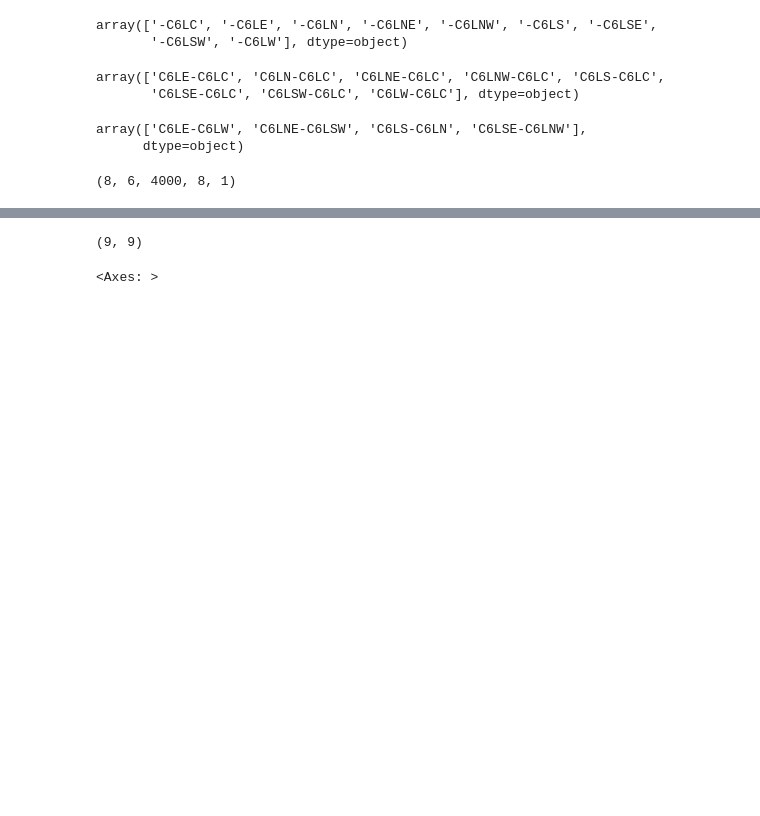
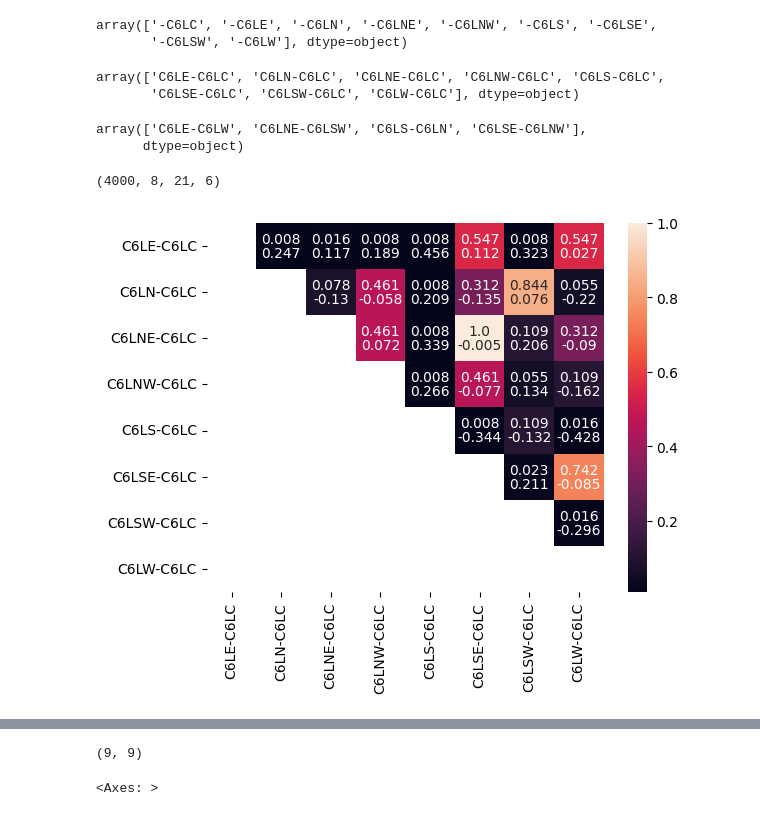
Before and after one commit to hbmep/rat-mapping, a Jupyter notebook: notebooks/L_CIRC/MEP_amplitude.ipynb, the cells around one changed output, grey strips where cells are left out. Cells and saved outputs as stored; diff of their text form; code cells hidden in the pictures; blank space fills up the shorter version.

```diff
--- a/notebooks/L_CIRC/MEP_amplitude.ipynb
+++ b/notebooks/L_CIRC/MEP_amplitude.ipynb
@@ -108,9 +108,40 @@ norm_y = np.array(norm_y)
 norm_y = norm_y.reshape(len(subjects), len(muscles),*norm_y.shape[2:])
 norm_y = ma.masked_invalid(norm_y)
 # %%
-norm_y.shape
+a.shape
 # %% [output]
-(8, 6, 4000, 8, 1)
+(4000, 8, 21, 6)
+# %%
+def musc_collapse(label):
+    norm_a = a
+    norm_a = norm_a / ma.median(a, axis = (2,3), keepdims=True)
+    curr_a = norm_a[:,:,label,...]
+    curr_a = ma.mean(curr_a, axis = (0))
+    paired_diff_eff = curr_a[:,:,None,:] - curr_a[:,None,:,:]
+    eff = ma.mean(paired_diff_eff, axis=(-1))
+
+    pvalues = []
+    for i in range(len(label)):
+        for i2 in range(len(label)):
+            if i==i2:
+                pvalues.append(1)
+                continue
+            temp_p = stats.wilcoxon(eff[:, i,i2], axis=0).pvalue
+            pvalues.append(temp_p)
+
+    pvalues = np.array(pvalues)
+    pvalues = pvalues.reshape(len(label), len(label))
+
+    labels = encoder_dict["compound_position"].inverse_transform(label)
+
+    mask = np.tril(np.ones_like(pvalues), k=0).astype(bool)
+    sns.heatmap(pvalues, xticklabels=labels, yticklabels=labels, mask = mask, annot=False)
+    sns.heatmap(pvalues, xticklabels=labels, yticklabels=labels, mask = mask,annot=np.round(eff.mean(axis=0).data, 3), annot_kws={'va':'top'}, fmt="", cbar=False)
+    sns.heatmap(pvalues, xticklabels=labels, yticklabels=labels, mask = mask,annot=np.round(pvalues, 3), annot_kws={'va':'bottom'}, fmt="", cbar=False)
+# %%
+musc_collapse(radii)
+# %% [output]
+[figure, added]
 # %%
 y_means = ma.mean(norm_y, axis=(2,4))
 # %%
```
Also changed, not shown: parts of 9 cells of this notebook, 10 other files.
